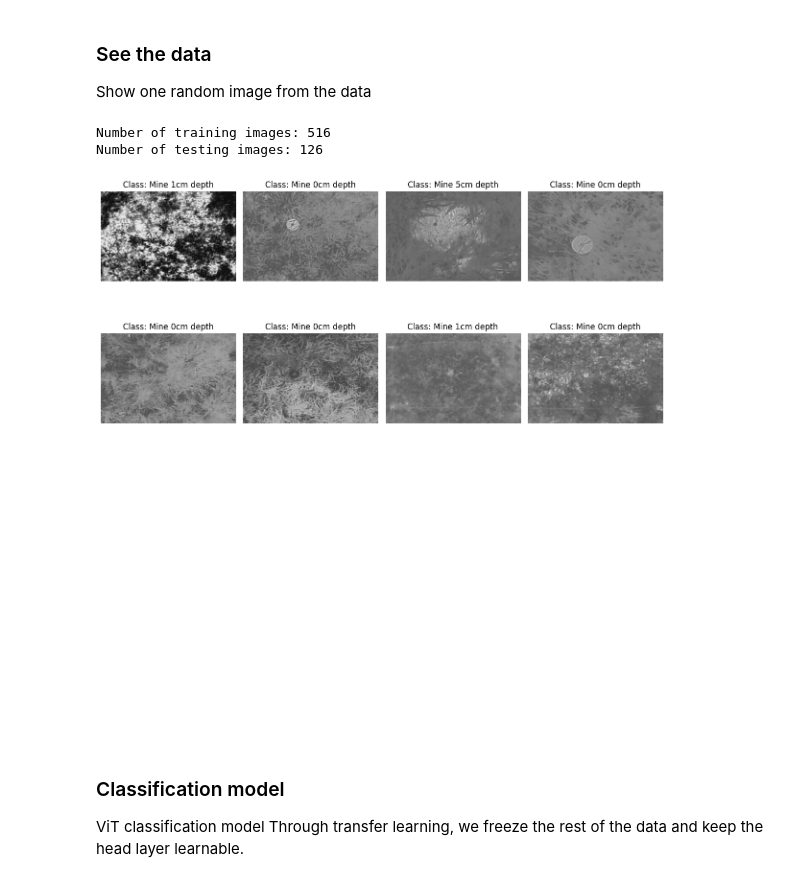
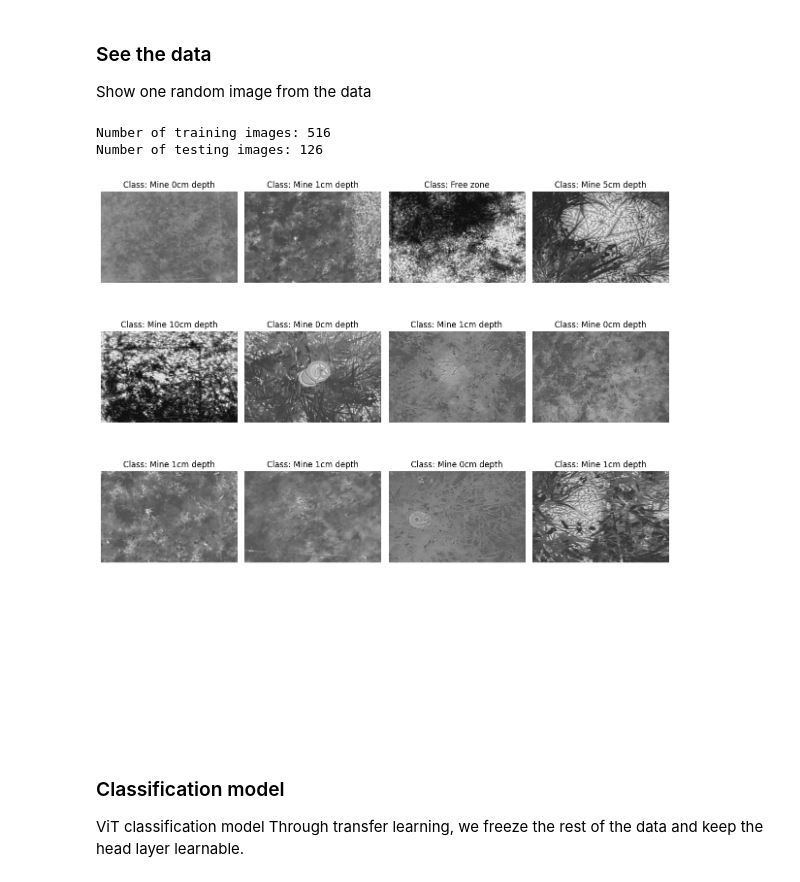
Before and after one commit to taha-parsayan/Deep-Learning-for-Detection-of-Buried-Landmines-Using-ViT, a Jupyter notebook: Land_mine_main.ipynb, the cells around one changed output. Saved outputs shown, nothing was run; the diff lists cells and outputs as text; code cells hidden in the pictures.

```diff
--- a/Land_mine_main.ipynb
+++ b/Land_mine_main.ipynb
@@ -127,7 +158,7 @@ from PIL import Image
 import matplotlib.pyplot as plt
 
 # Set random seed for reproducibility
-random.seed(7)
+random.seed(22)
 
 # Paths to train and test datasets
 train_data_path = Path(train_data_path_phase_3)
@@ -137,36 +168,36 @@ test_data_path = Path(test_data_path_phase_3)
 train_image_path_list = list(train_data_path.glob("*/*.jpg"))
 test_image_path_list = list(test_data_path.glob("*/*.jpg"))
 
 print(f"Number of training images: {len(train_image_path_list)}")
 print(f"Number of testing images: {len(test_image_path_list)}")
 
 # Select 8 random images
-random_image_paths = random.sample(train_image_path_list, 8)
+random_image_paths = random.sample(train_image_path_list, 12)
 
 # Create a 4x4 grid (only using the first 8 slots for images)
 fig, axes = plt.subplots(4, 4, figsize=(12, 12))
 
 # Flatten axes for easier iteration
 axes = axes.ravel()
 
 for i, ax in enumerate(axes):
-    if i < len(random_image_paths):  # For the first 8 axes
+    if i < len(random_image_paths):
         image_path = random_image_paths[i]
         img = Image.open(image_path)
         image_class = image_path.parent.stem
 
         ax.imshow(img)
         ax.set_title(f"Class: {image_class}")
         ax.axis('off')
     else:  # Leave remaining slots blank
         ax.axis('off')
 
 plt.tight_layout()
 plt.show()
 # %% [output]
 Number of training images: 516
 Number of testing images: 126
-[figure, old version]
+[figure, new version]
 # %% [markdown]
 ### Classification model
 ViT classification model
```
Also changed, not shown: parts of 6 cells of this notebook.
